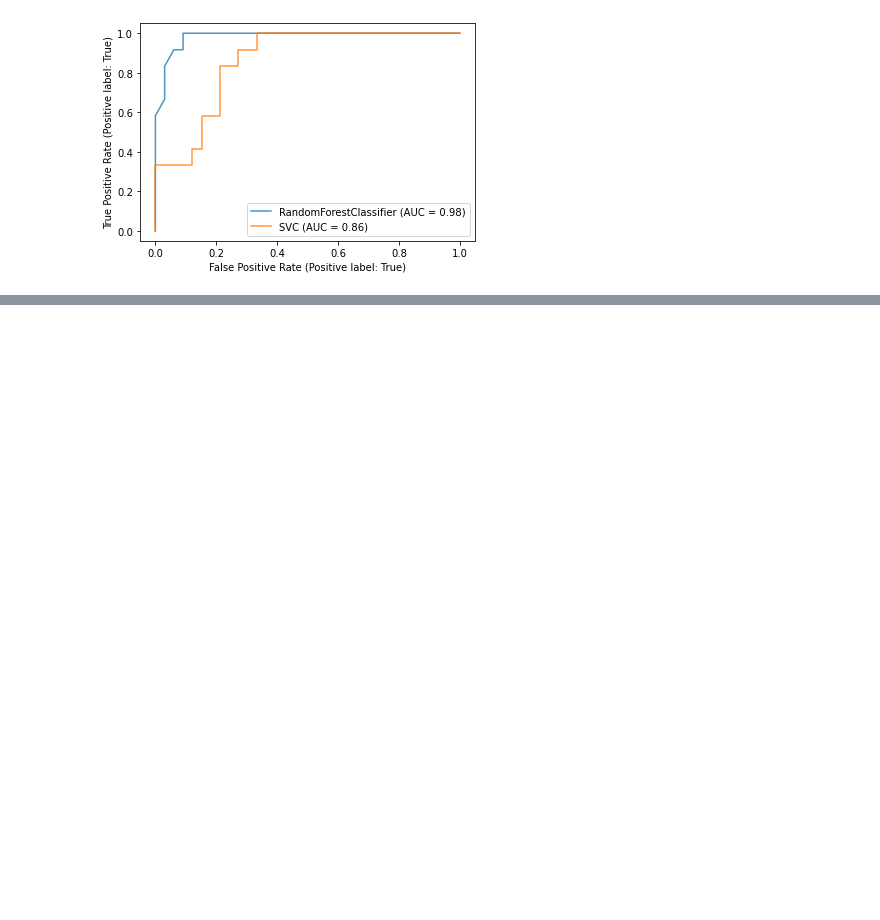
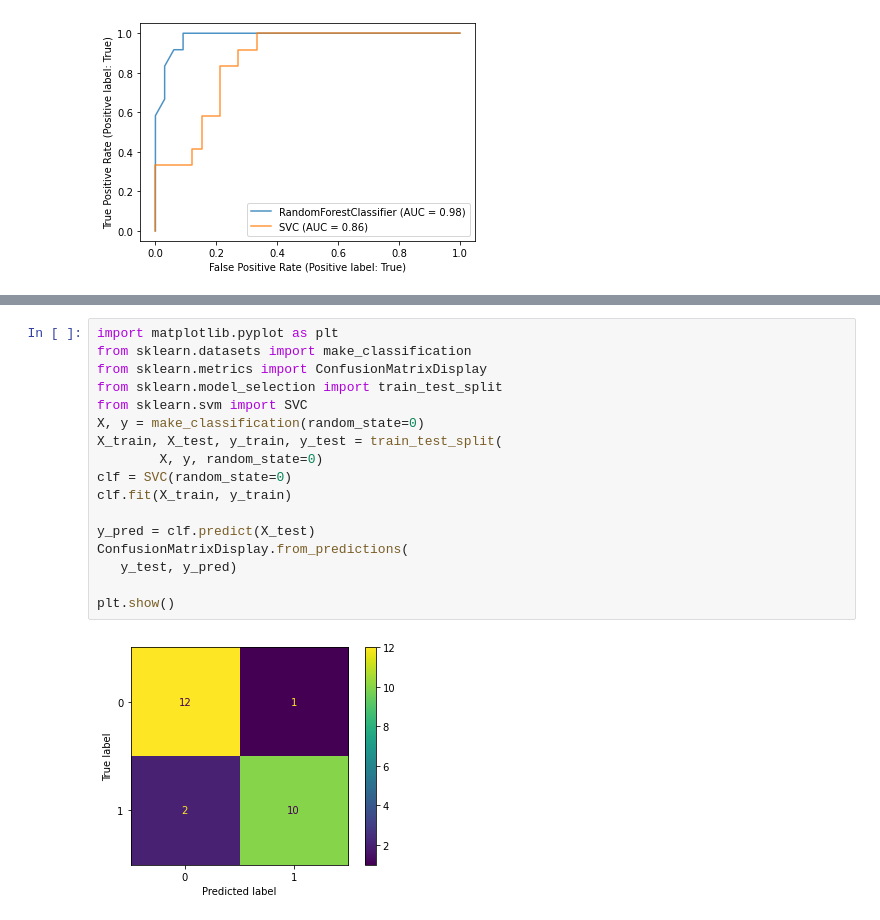
Before and after one commit to slowisfast2030/100sea, a Jupyter notebook: sklearn/visualizations.ipynb, the cells around one changed output, grey strips where cells are left out. Saved outputs shown, nothing was run; the diff lists cells and outputs as text; blank space fills up the shorter version.

```diff
--- a/sklearn/visualizations.ipynb
+++ b/sklearn/visualizations.ipynb
@@ -28,0 +78,19 @@ svc_disp.plot(ax=ax, alpha=0.8)
+# %%
+import matplotlib.pyplot as plt
+from sklearn.datasets import make_classification
+from sklearn.metrics import ConfusionMatrixDisplay
+from sklearn.model_selection import train_test_split
+from sklearn.svm import SVC
+X, y = make_classification(random_state=0)
+X_train, X_test, y_train, y_test = train_test_split(
+        X, y, random_state=0)
+clf = SVC(random_state=0)
+clf.fit(X_train, y_train)
+
+y_pred = clf.predict(X_test)
+ConfusionMatrixDisplay.from_predictions(
+   y_test, y_pred)
+
+plt.show()
+# %% [output]
+[figure, added]
```
Also changed, not shown: parts of 3 cells of this notebook.
